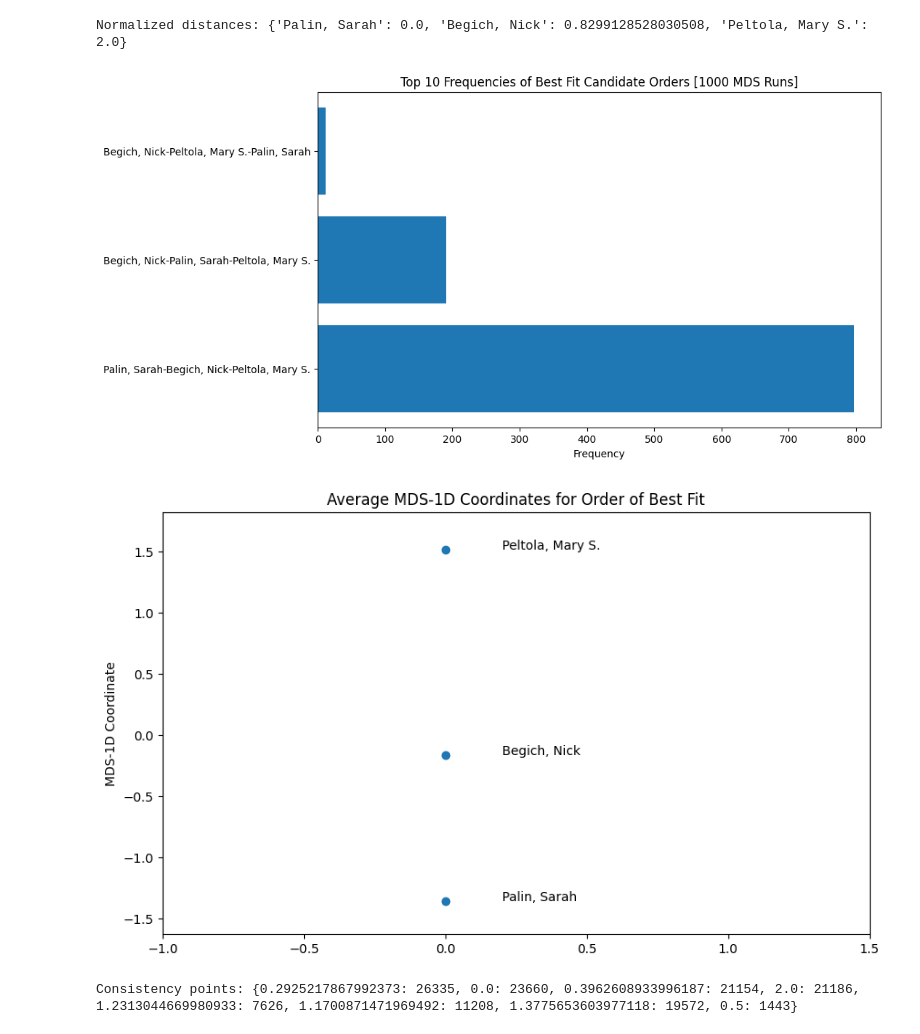
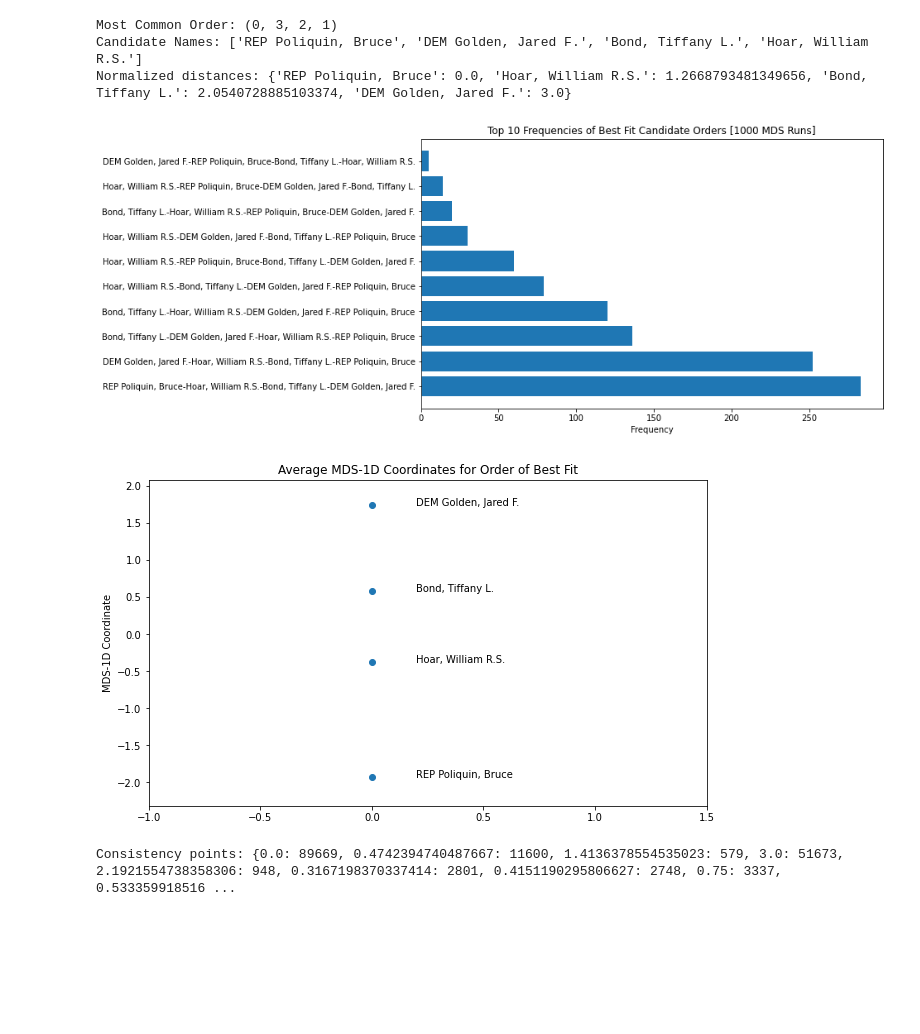
Before and after one commit to ericssimpson/voting-analysis-tools, a Jupyter notebook: rcv_exploration/process-individual.ipynb, the cells around one changed output. Cells and saved outputs as stored; diff of their text form; code cells hidden in the pictures; blank space fills up the shorter version.

```diff
--- a/rcv_exploration/process-individual.ipynb
+++ b/rcv_exploration/process-individual.ipynb
@@ -55,7 +55,7 @@ def dip_statistic(data):
     return dip
 # %%
 # Test the function with a custom CSV file
-csv = "../rcv_elections_database/classic/Alaska_08162022_HouseofRepresentativesSpecial.csv"
+csv = "../rcv_elections_database/classic/Maine_11062018_CongressionalDistrict2.csv"
 
 # Determine save behavior
 save = False
@@ -68,6 +68,8 @@ mds_1d_coordinates, mds_2d_coordinates, most_common_order, order_frequencies, ca
 
 # Print the normalized distances between candidates and plot the MDS analysis
 normalized_distances = get_distances_normalized(most_common_order, mds_1d_coordinates, candidate_names)
+print("Most Common Order:", most_common_order)
+print("Candidate Names:", candidate_names)
 print("Normalized distances:", normalized_distances)
 plot_rcv_analysis(mds_1d_coordinates, mds_2d_coordinates, most_common_order, order_frequencies, candidate_names, save=save, filename=filename_prefix)
 
@@ -162,34 +164,36 @@ plt.grid(True)
 
 # Display measures in a text box
 text_str = f"Skewness: {g:.2f}\nKurtosis: {k:.2f}\nMode Distance: {mode_distance:.2f}"
 plt.text(0.05, 0.95, text_str, transform=plt.gca().transAxes, fontsize=10, verticalalignment='top', bbox=dict(boxstyle='round', facecolor='white', alpha=0.5))
 
 if save:
     plt.savefig(f"{filename_prefix}_hist.png", bbox_inches='tight')
     plt.close()
 else:
     plt.show()
 
 # Plot kernal density estimation
 plt.figure(figsize=(10, 6))
 sns.kdeplot(data_list, fill=True)
 plt.title('Kernel Density Estimation of Data')
 plt.xticks(normalized_points, normalized_names, rotation=45)
 plt.xlabel('Value')
 plt.ylabel('Density')
 plt.grid(True)
 
 # Display bimodality measures in a text box
 text_str = f"Ashman's D: {ashmans_D:.10f}\nSarle's Coefficient: {sarle:.10f}\nHartigan's Dip: {hartigan_dip:.10f}\nAmplitude Ratio: {amplitude_ratio:.10f}"
 plt.text(0.05, 0.95, text_str, transform=plt.gca().transAxes, fontsize=10, verticalalignment='top', bbox=dict(boxstyle='round', facecolor='white', alpha=0.5))
 
 if save:
     plt.savefig(f"{filename_prefix}_kde.png", bbox_inches='tight')
     plt.close()
 else:
     plt.show()
 # %% [output]
-Normalized distances: {'Palin, Sarah': 0.0, 'Begich, Nick': 0.8299128528030508, 'Peltola, Mary S.': 2.0}
+Most Common Order: (0, 3, 2, 1)
+Candidate Names: ['REP Poliquin, Bruce', 'DEM Golden, Jared F.', 'Bond, Tiffany L.', 'Hoar, William R.S.']
+Normalized distances: {'REP Poliquin, Bruce': 0.0, 'Hoar, William R.S.': 1.2668793481349656, 'Bond, Tiffany L.': 2.0540728885103374, 'DEM Golden, Jared F.': 3.0}
-[figure, old version]
+[figure, new version]
-[figure, old version]
+[figure, new version]
-Consistency points: {0.2925217867992373: 26335, 0.0: 23660, 0.3962608933996187: 21154, 2.0: 21186, 1.2313044669980933: 7626, 1.1700871471969492: 11208, 1.3775653603977118: 19572, 0.5: 1443}
+Consistency points: {0.0: 89669, 0.4742394740487667: 11600, 1.4136378554535023: 579, 3.0: 51673, 2.1921554738358306: 948, 0.3167198370337414: 2801, 0.4151190295806627: 2748, 0.75: 3337, 0.533359918516 ...
```
Also changed, not shown: parts of 1 cell of this notebook, 1 other file.
